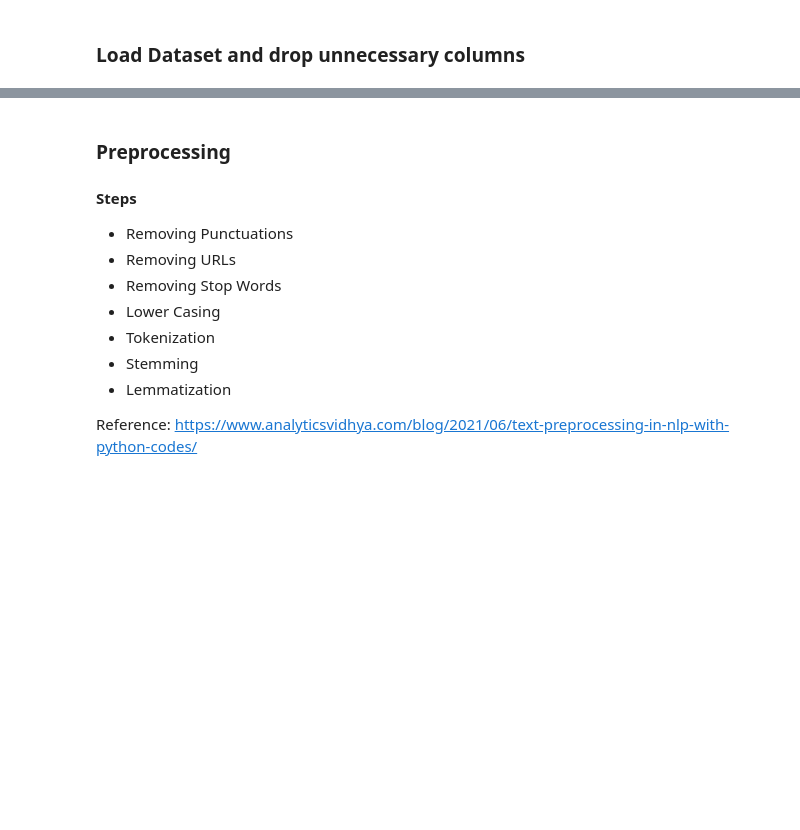
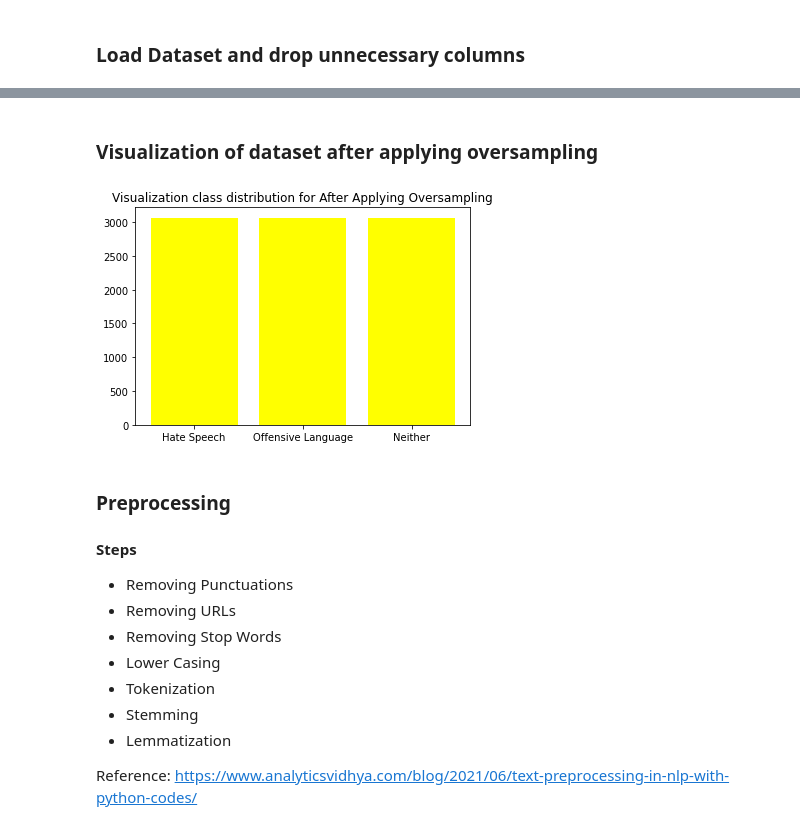
Before and after one commit to ShowmickKar/Hate-Speech-and-Offensive-Language-Detection-From-Twitter-Dataset, a Jupyter notebook: CSE422 PROJECT.ipynb, the cells around one changed output, grey strips where cells are left out. Saved outputs shown, nothing was run; the diff lists cells and outputs as text; code cells hidden in the pictures; blank space fills up the shorter version.

Commit message:
Implemented Oversampling which drastically improved accuracy

```diff
--- a/CSE422 PROJECT.ipynb
+++ b/CSE422 PROJECT.ipynb
@@ -30,3 +46,16 @@ df.head()
+# %%
+ros = RandomOverSampler(random_state=0)
+tweet_resampled, class_resampled = ros.fit_resample(np.array(list(df["tweet"])).reshape(-1, 1), list(df["class"]))
+tweet_resampled = np.array([tweet[0] for tweet in tweet_resampled])
+# %% [markdown]
+### Visualization of dataset after applying oversampling
+# %%
+values = [class_resampled.count(i) for i in range(3)]
+plt.bar(flags, values, color="yellow")
+plt.title("Visualization class distribution for After Applying Oversampling")
+plt.show()
+# %% [output]
+[figure, added]
 # %% [markdown]
 ### Preprocessing
 #### Steps
```
Also changed, not shown: parts of 21 cells of this notebook.
